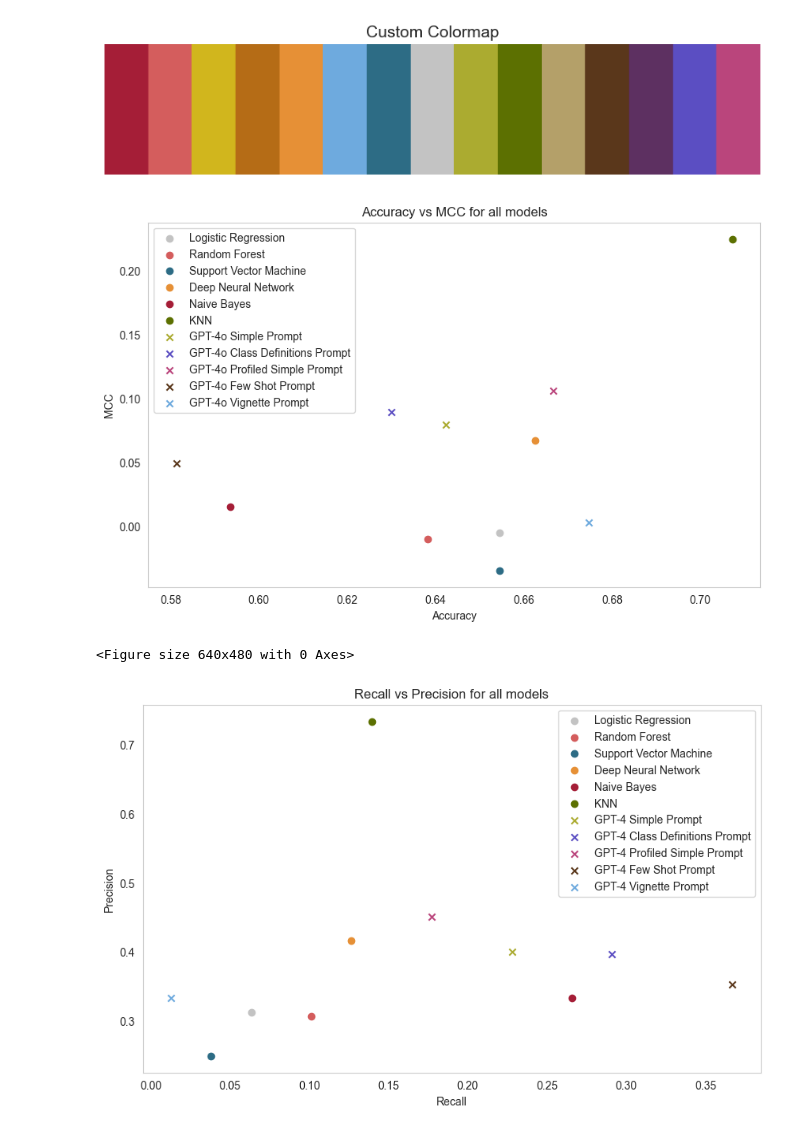
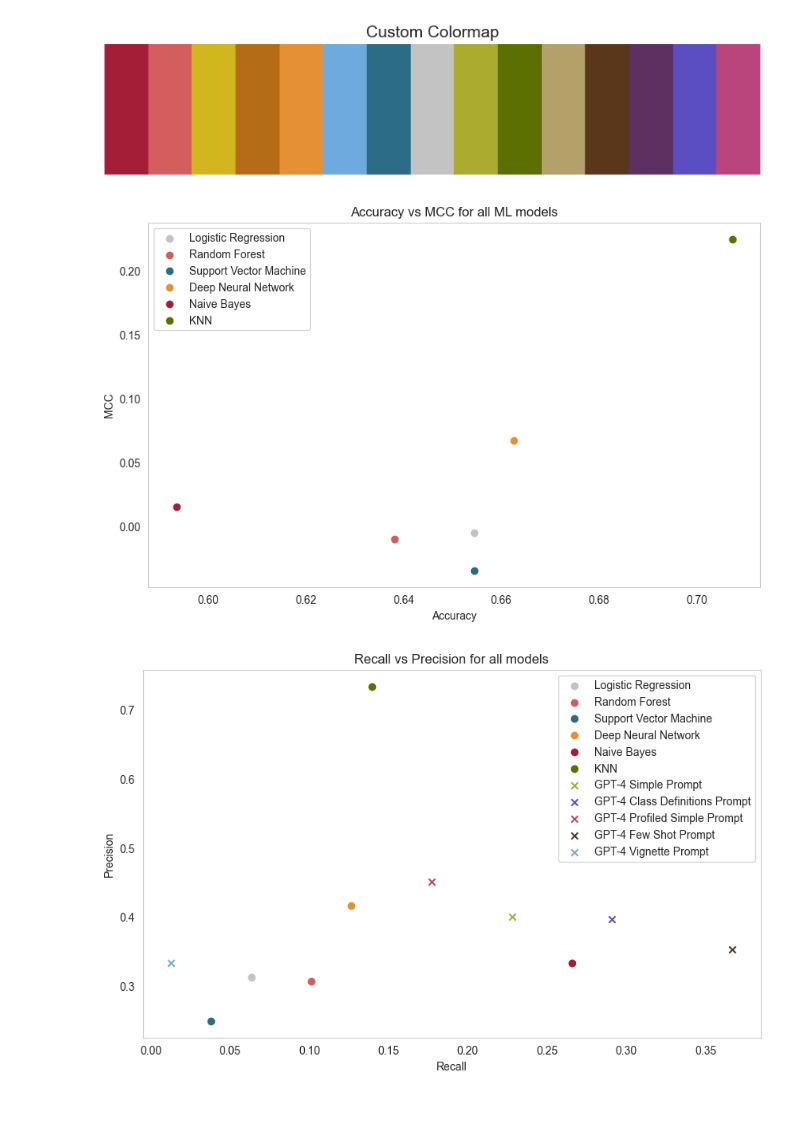
Before and after one commit to kimmizi/master_thesis, a Jupyter notebook: exp/14_Evaluation.ipynb, the cells around one changed output. Drawn from its saved outputs; the diff is of its cells as text; code cells hidden in the pictures.

Commit message:
visualizations, ML models overview, trying sankey diagrams

```diff
--- a/exp/14_Evaluation.ipynb
+++ b/exp/14_Evaluation.ipynb
@@ -152,30 +155,29 @@ plt.show()
 # %%
 # plot accuracy (x-axis) and mcc (y-axis) for all models
 plt.figure(figsize = (10, 6))
 plt.scatter(metrics_lr["accuracy"], metrics_lr["mcc"], label = "Logistic Regression", color = hex_colors[7])
 plt.scatter(metrics_rf["accuracy"], metrics_rf["mcc"], label = "Random Forest", color = hex_colors[1])
 plt.scatter(metrics_svc["accuracy"], metrics_svc["mcc"], label = "Support Vector Machine", color = hex_colors[6])
 plt.scatter(metrics_dnn["accuracy"], metrics_dnn["mcc"], label = "Deep Neural Network", color = hex_colors[4])
 plt.scatter(metrics_nb["accuracy"], metrics_nb["mcc"], label = "Naive Bayes", color = hex_colors[0])
 plt.scatter(metrics_knn["accuracy"], metrics_knn["mcc"], label = "KNN", color = hex_colors[9])
 
-plt.scatter(metrics_GPT4_simple_prompt["accuracy"], metrics_GPT4_simple_prompt["mcc"], label = "GPT-4o Simple Prompt", color = hex_colors[8], marker = "x")
-plt.scatter(metrics_GPT4_class_definitions_prompt["accuracy"], metrics_GPT4_class_definitions_prompt["mcc"], label = "GPT-4o Class Definitions Prompt", color = hex_colors[13], marker = "x")
-plt.scatter(metrics_GPT4_profiled_simple_prompt["accuracy"], metrics_GPT4_profiled_simple_prompt["mcc"], label = "GPT-4o Profiled Simple Prompt", color = hex_colors[14], marker = "x")
-plt.scatter(metrics_GPT4_few_shot_prompt["accuracy"], metrics_GPT4_few_shot_prompt["mcc"], label = "GPT-4o Few Shot Prompt", color = hex_colors[11], marker = "x")
-plt.scatter(metrics_GPT4_vignette_prompt["accuracy"], metrics_GPT4_vignette_prompt["mcc"], label = "GPT-4o Vignette Prompt", color = hex_colors[5], marker = "x")
+# plt.scatter(metrics_GPT4_simple_prompt["accuracy"], metrics_GPT4_simple_prompt["mcc"], label = "GPT-4o Simple Prompt", color = hex_colors[8], marker = "x")
+# plt.scatter(metrics_GPT4_class_definitions_prompt["accuracy"], metrics_GPT4_class_definitions_prompt["mcc"], label = "GPT-4o Class Definitions Prompt", color = hex_colors[13], marker = "x")
+# plt.scatter(metrics_GPT4_profiled_simple_prompt["accuracy"], metrics_GPT4_profiled_simple_prompt["mcc"], label = "GPT-4o Profiled Simple Prompt", color = hex_colors[14], marker = "x")
+# plt.scatter(metrics_GPT4_few_shot_prompt["accuracy"], metrics_GPT4_few_shot_prompt["mcc"], label = "GPT-4o Few Shot Prompt", color = hex_colors[11], marker = "x")
+# plt.scatter(metrics_GPT4_vignette_prompt["accuracy"], metrics_GPT4_vignette_prompt["mcc"], label = "GPT-4o Vignette Prompt", color = hex_colors[5], marker = "x")
 plt.xlabel("Accuracy")
 plt.ylabel("MCC")
-plt.title("Accuracy vs MCC for all models")
+plt.title("Accuracy vs MCC for all ML models")
 plt.legend()
 plt.grid()
-plt.show()
+# plt.show()
 
 # save as png
-plt.savefig("../doc/figs/accuracy_mcc.png", dpi = 300, bbox_inches = "tight")
+plt.savefig("../doc/figs/accuracy_mcc_ML.png", dpi = 300, bbox_inches = "tight")
 # %% [output]
-[figure, old version]
+[figure, new version]
-<Figure size 640x480 with 0 Axes>
 # %%
 # plot recall vs precision for all models
 plt.figure(figsize = (10, 6))
```
Also changed, not shown: parts of 11 cells of this notebook, 1 other file.
